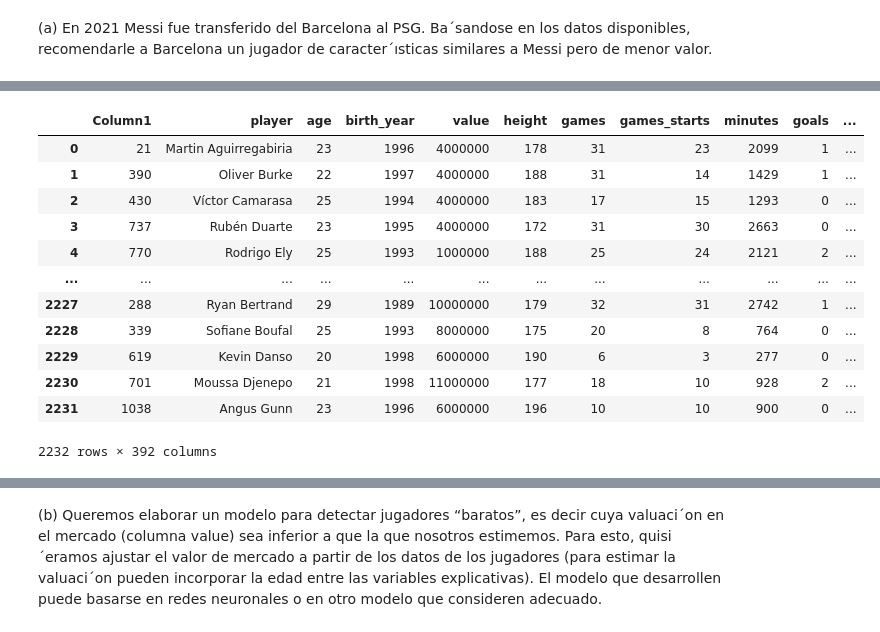
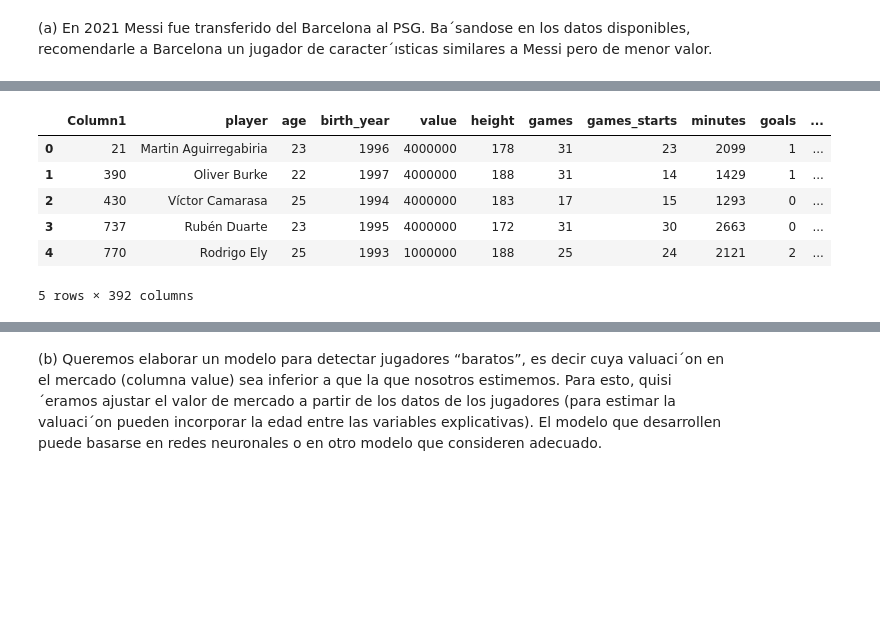
Before and after one commit to FedericoAriasCeci/Tp2---LDD, a Jupyter notebook: Tp labo 2.ipynb, the cells around one changed output, grey strips where cells are left out. Saved outputs shown, nothing was run; the diff lists cells and outputs as text; code cells hidden in the pictures; blank space fills up the shorter version.

```diff
--- a/Tp labo 2.ipynb
+++ b/Tp labo 2.ipynb
@@ -350,18 +281,11 @@ data_Messi
 # %%
 data_num_players = data.drop(columns = [col for col in data.columns if (data[col].dtype not in ['float64','int64']) & (col != "player")])
-data_num_players = data_num_players.dropna().reset_index(drop= True)
-data_num_players
+data_num_players.head()
 # %% [output]
 |  | Column1 | player | age | birth_year | value | height | games | games_starts | minutes | goals | ... |
 | 0 | 21 | Martin Aguirregabiria | 23 | 1996 | 4000000 | 178 | 31 | 23 | 2099 | 1 | ... |
 | 1 | 390 | Oliver Burke | 22 | 1997 | 4000000 | 188 | 31 | 14 | 1429 | 1 | ... |
 | 2 | 430 | Ví­ctor Camarasa | 25 | 1994 | 4000000 | 183 | 17 | 15 | 1293 | 0 | ... |
 | 3 | 737 | Rubén Duarte | 23 | 1995 | 4000000 | 172 | 31 | 30 | 2663 | 0 | ... |
 | 4 | 770 | Rodrigo Ely | 25 | 1993 | 1000000 | 188 | 25 | 24 | 2121 | 2 | ... |
-| ... | ... | ... | ... | ... | ... | ... | ... | ... | ... | ... | ... |
-| 2227 | 288 | Ryan Bertrand | 29 | 1989 | 10000000 | 179 | 32 | 31 | 2742 | 1 | ... |
-| 2228 | 339 | Sofiane Boufal | 25 | 1993 | 8000000 | 175 | 20 | 8 | 764 | 0 | ... |
-| 2229 | 619 | Kevin Danso | 20 | 1998 | 6000000 | 190 | 6 | 3 | 277 | 0 | ... |
-| 2230 | 701 | Moussa Djenepo | 21 | 1998 | 11000000 | 177 | 18 | 10 | 928 | 2 | ... |
-| 2231 | 1038 | Angus Gunn | 23 | 1996 | 6000000 | 196 | 10 | 10 | 900 | 0 | ... |
-2232 rows × 392 columns
+5 rows × 392 columns
```
Also changed, not shown: parts of 24 cells of this notebook.
